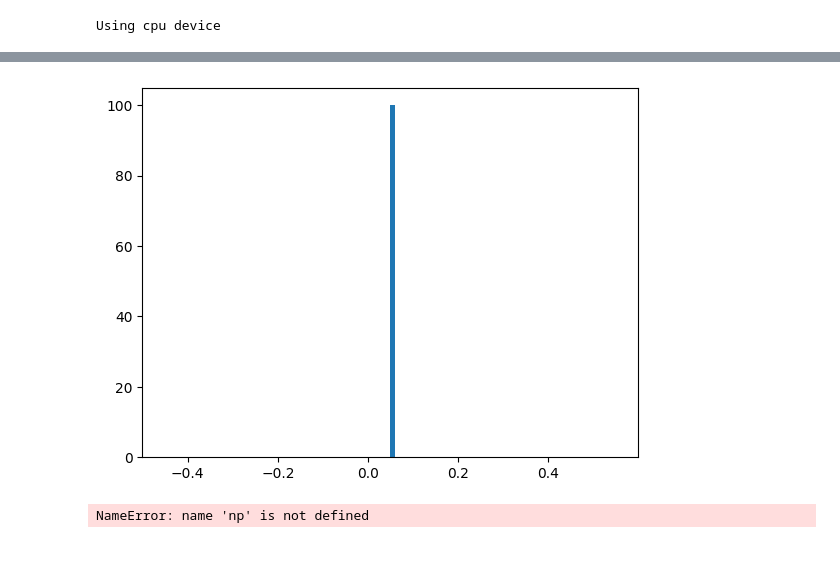
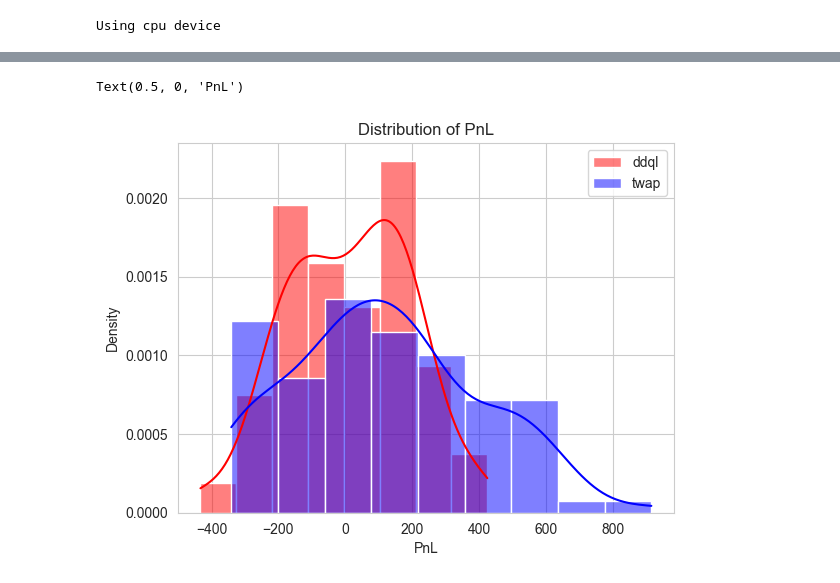
Before and after one commit to g0bel1n/DDQL-optimal-execution, a Jupyter notebook: notebooks/draft.ipynb, the cells around one changed output, grey strips where cells are left out. Drawn from its saved outputs; the diff is of its cells as text; code cells hidden in the pictures; blank space fills up the shorter version.

```diff
--- a/notebooks/draft.ipynb
+++ b/notebooks/draft.ipynb
@@ -159,13 +115,16 @@ plt.show()
-# %%
-#distribution of rewards
-plt.hist(rewards, bins=100, density=True)
-plt.show()
-
-print(f"mean reward: {np.mean(rewards)}")
-print(f"std reward: {np.std(rewards)}")
-# %% [output]
-[figure, removed]
-NameError: name 'np' is not defined
+# %%
+#distribution of rewards
+
+
+
+sns.histplot(pnl_twap.sum(axis=1), label='ddql', kde=True, stat='density', color='red', alpha=.5)
+sns.histplot(pnl_ddql.sum(axis=1), label='twap', kde=True, stat='density', color='blue', alpha=.5)
+plt.legend()
+plt.title('Distribution of PnL')
+plt.xlabel('PnL')
+# %% [output]
+Text(0.5, 0, 'PnL')
+[figure, added]
 # %%
 
 # Draft Martial
```
Also changed, not shown: parts of 17 cells of this notebook, 3 other files.
